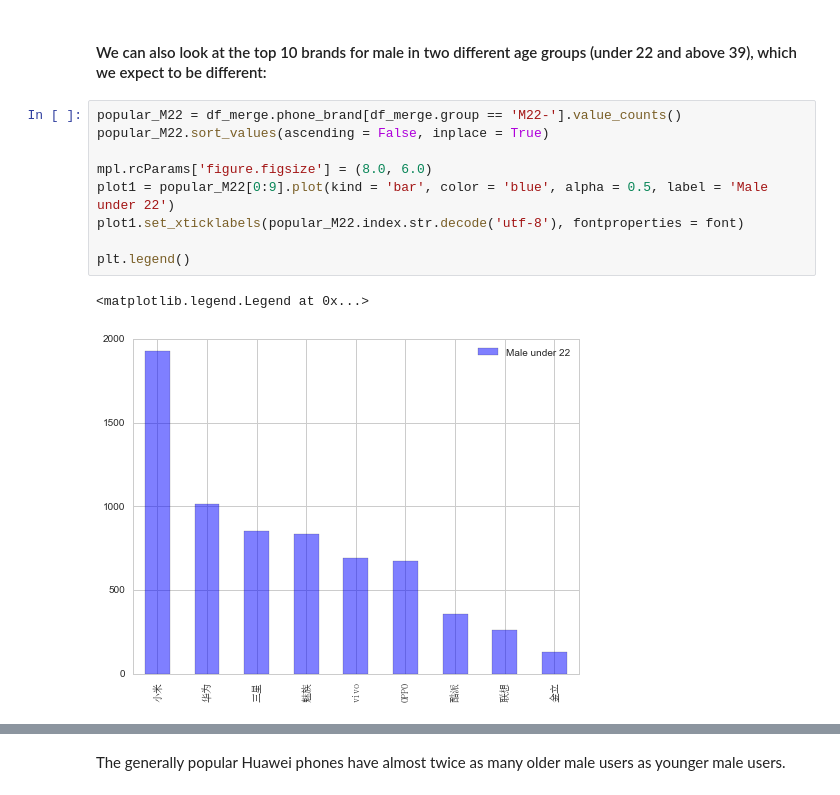
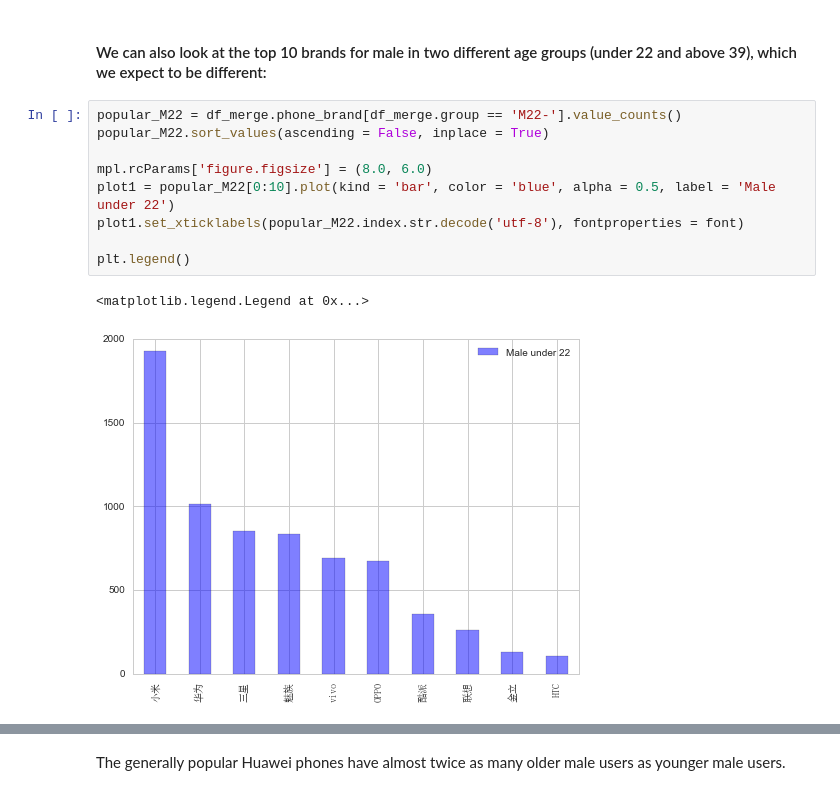
Before and after one commit to yanfei-wu/TalkingData, a Jupyter notebook: Explore Genderage vs Phone.ipynb, the cells around one changed output, grey strips where cells are left out. Saved outputs shown, nothing was run; the diff lists cells and outputs as text.

```diff
--- a/Explore Genderage vs Phone.ipynb
+++ b/Explore Genderage vs Phone.ipynb
@@ -106,15 +99,15 @@ plt.legend()
 # %%
 popular_M22 = df_merge.phone_brand[df_merge.group == 'M22-'].value_counts()
 popular_M22.sort_values(ascending = False, inplace = True)
 
 mpl.rcParams['figure.figsize'] = (8.0, 6.0)
-plot1 = popular_M22[0:9].plot(kind = 'bar', color = 'blue', alpha = 0.5, label = 'Male under 22')
+plot1 = popular_M22[0:10].plot(kind = 'bar', color = 'blue', alpha = 0.5, label = 'Male under 22')
 plot1.set_xticklabels(popular_M22.index.str.decode('utf-8'), fontproperties = font)
 
 plt.legend()
 # %% [output]
 <matplotlib.legend.Legend at 0x...>
-[figure, old version]
+[figure, new version]
 # %%
 popular_M39 = df_merge.phone_brand[df_merge.group == 'M39+'].value_counts()
 popular_M39.sort_values(ascending = False, inplace = True)
```
Also changed, not shown: parts of 9 cells of this notebook.
